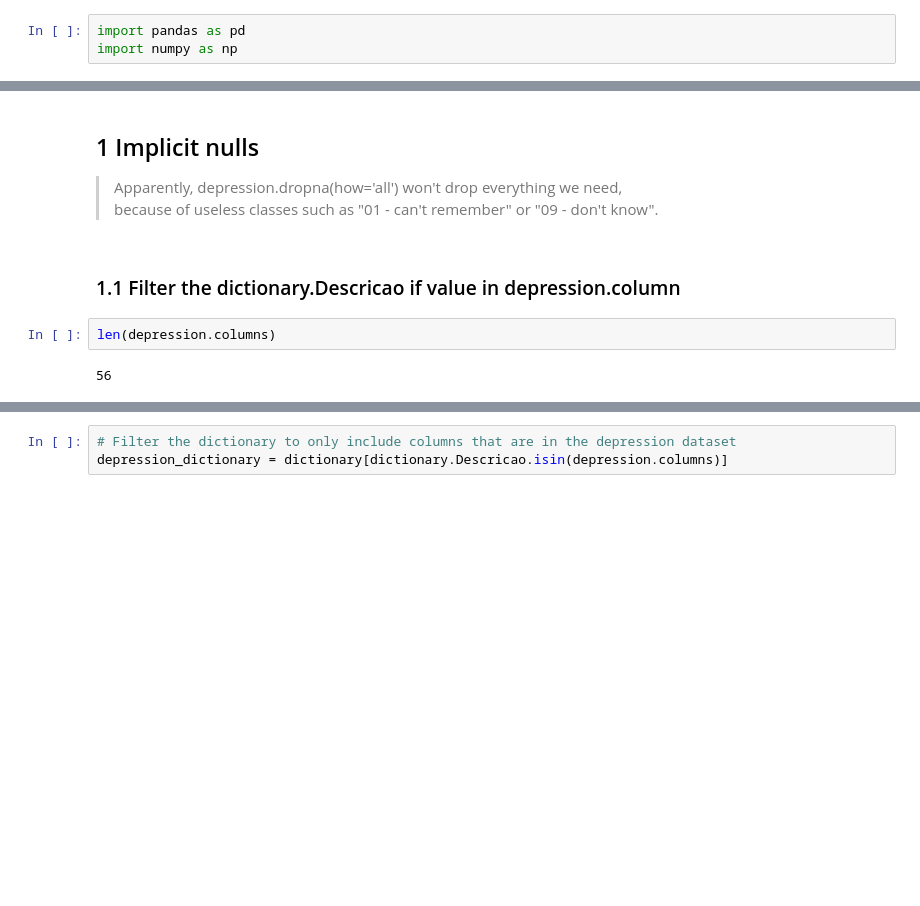
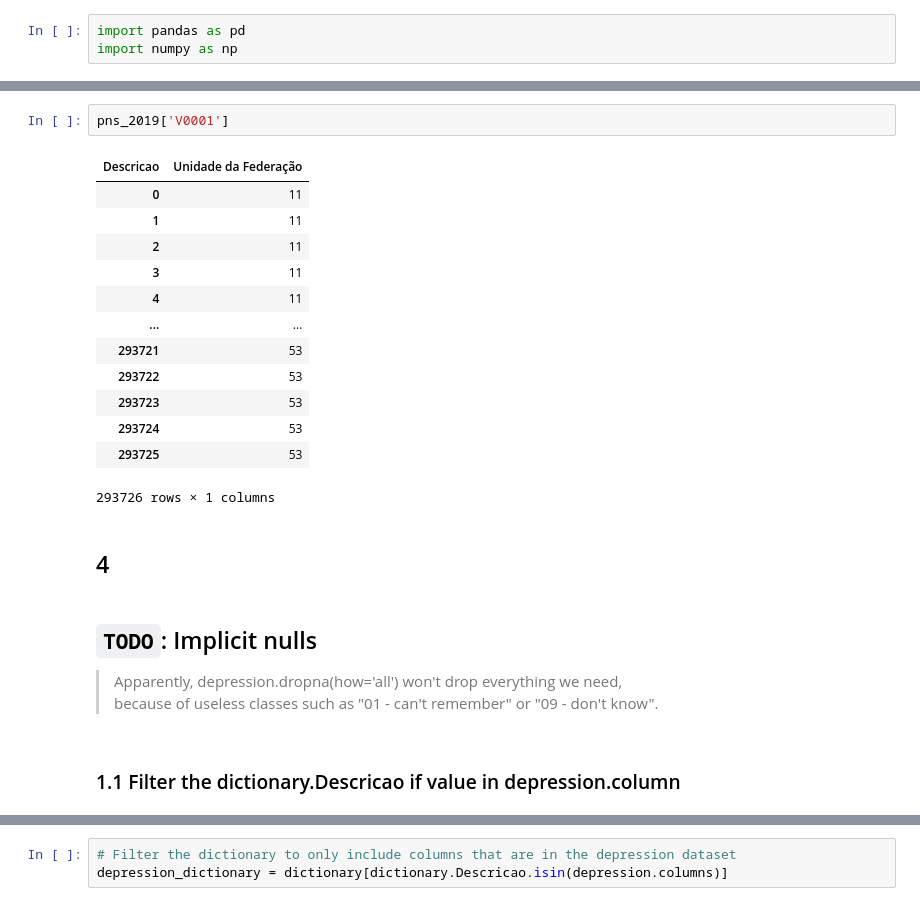
Before and after one commit to feed0/depressao-ibge-pns, a Jupyter notebook: src/3-depression/depression.ipynb, the cells around one changed output, grey strips where cells are left out. Cells and saved outputs as stored; diff of their text form; blank space fills up the shorter version.

```diff
--- a/src/3-depression/depression.ipynb
+++ b/src/3-depression/depression.ipynb
@@ -56,13 +108,27 @@ display(
+# %%
+pns_2019['V0001']
+# %% [output]
+| Descricao | Unidade da Federação |
+| 0 | 11 |
+| 1 | 11 |
+| 2 | 11 |
+| 3 | 11 |
+| 4 | 11 |
+| ... | ... |
+| 293721 | 53 |
+| 293722 | 53 |
+| 293723 | 53 |
+| 293724 | 53 |
+| 293725 | 53 |
+293726 rows × 1 columns
+# %% [markdown]
+## 4
 # %% [markdown]
-## 1 Implicit nulls
+## `TODO`: Implicit nulls
 > Apparently, depression.dropna(how='all') won't drop everything we need, <br>
  because of useless classes such as "01 - can't remember" or "09 - don't know".
 # %% [markdown]
 ### 1.1 Filter the dictionary.Descricao if value in depression.column
-# %%
-len(depression.columns)
-# %% [output]
-56
 # %%
 depression.columns
 
```
Also changed, not shown: parts of 22 cells of this notebook, 1 other file.
